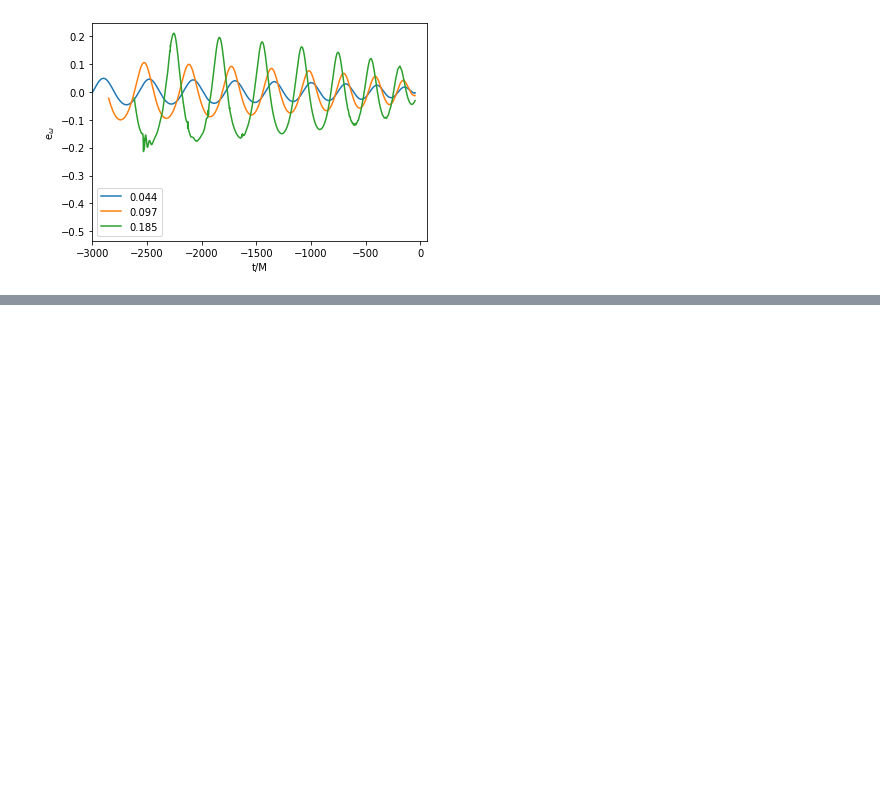
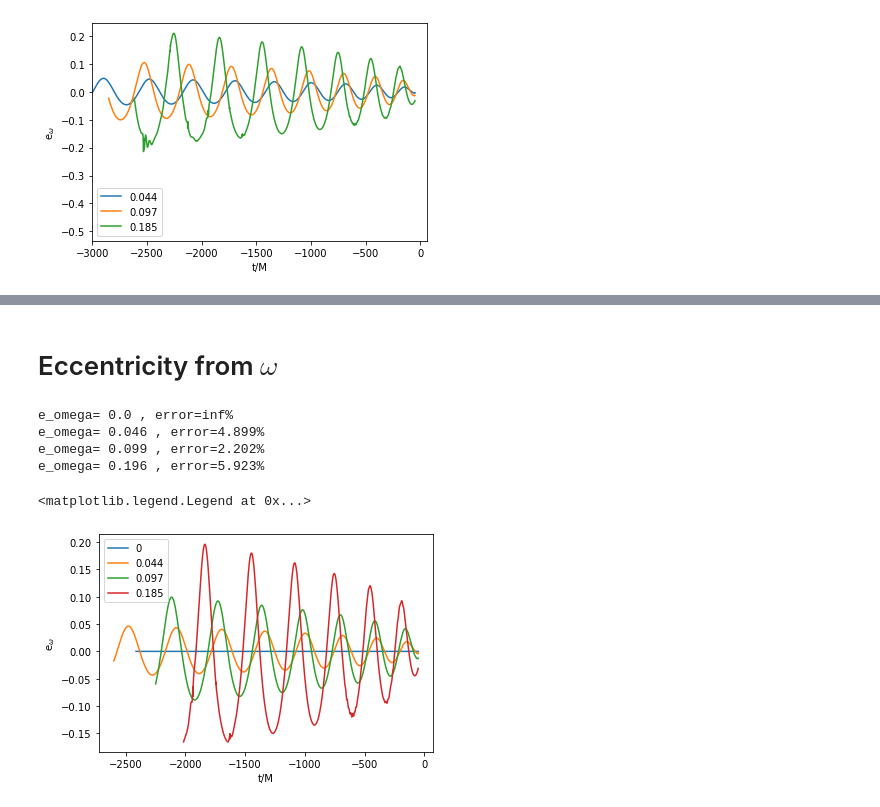
Before and after one commit to Yoshinta/pyrex, a Jupyter notebook: example/measure_ecc_pyrex.ipynb, the cells around one changed output, grey strips where cells are left out. Drawn from its saved outputs; the diff is of its cells as text; code cells hidden in the pictures; blank space fills up the shorter version.

```diff
--- a/example/measure_ecc_pyrex.ipynb
+++ b/example/measure_ecc_pyrex.ipynb
@@ -67,0 +100,31 @@ plt.xlim(-3000,60)
+# %% [markdown]
+# Eccentricity from $\omega$
+# %%
+i=0
+omega_lim=[]
+e_omega_lim=[]
+time_lim=[]
+e_measured=[]
+while (i<len(train_name2)):
+    time_cut=train_q2.time[i][0]+600
+    time_lim.append(tools.time_window_greater(train_q2.time[i],time_cut,train_q2.time[i]))
+    omega_lim.append(tools.time_window_greater(train_q2.time[i],time_cut,train_q2.omega[i]))
+    e_omega_lim.append(tools.time_window_greater(train_q2.time[i],time_cut,train_q2.e_omega[i]))
+    first_local_max=tools.find_locals(e_omega_lim[i],local_min=False,sfilter=True)[0]
+    e_measured.append(e_omega_lim[i][first_local_max])
+    print(str("e_omega="),round(e_measured[i],3),str(", error=")+str(round(np.abs(e_measured[i]-train_e_comm2[i])/(train_e_comm2[i])*100,3))+str('%'))
+    i=i+1
+# %% [output]
+e_omega= 0.0 , error=inf%
+e_omega= 0.046 , error=4.899%
+e_omega= 0.099 , error=2.202%
+e_omega= 0.196 , error=5.923%
+# %%
+for i in range(len(train_name2)):
+    plt.plot(time_lim[i],e_omega_lim[i],label=train_e_comm2[i])
+plt.xlabel('t/M')
+plt.ylabel('e$_\omega$')
+plt.legend()
+# %% [output]
+<matplotlib.legend.Legend at 0x...>
+[figure, added]
```
Also changed, not shown: parts of 8 cells of this notebook, 2 other files.
